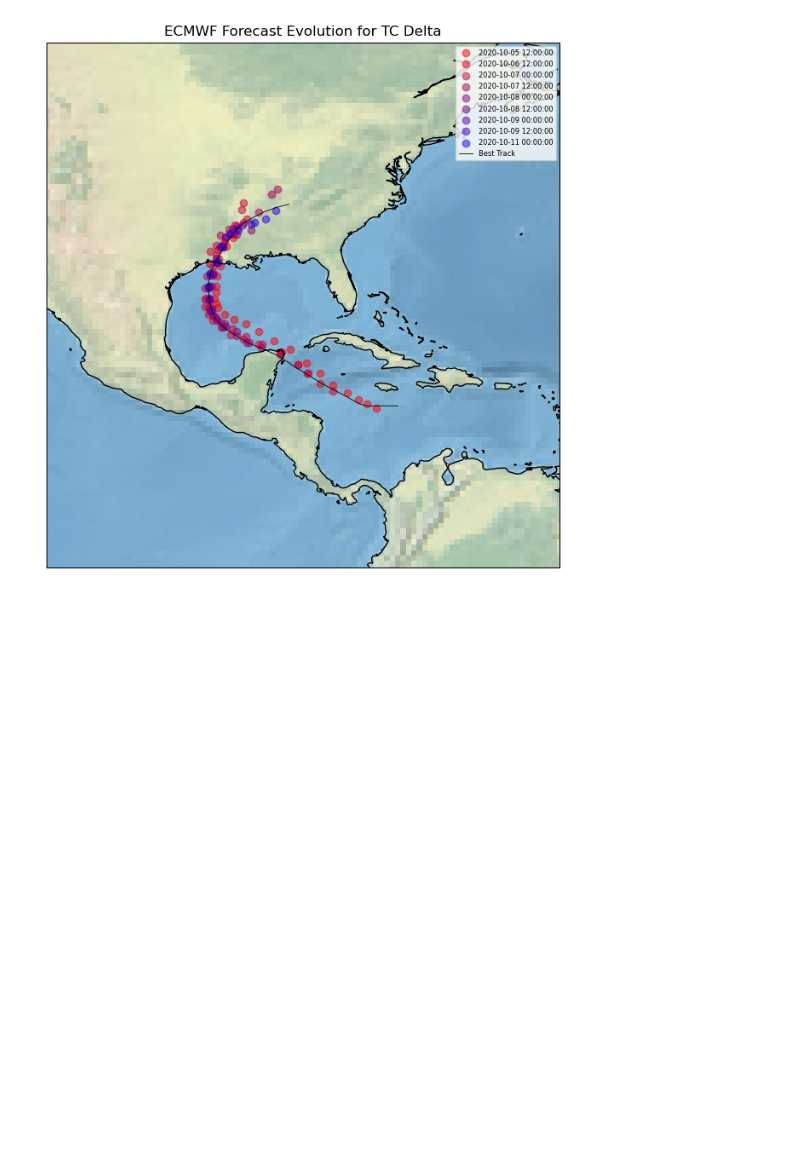
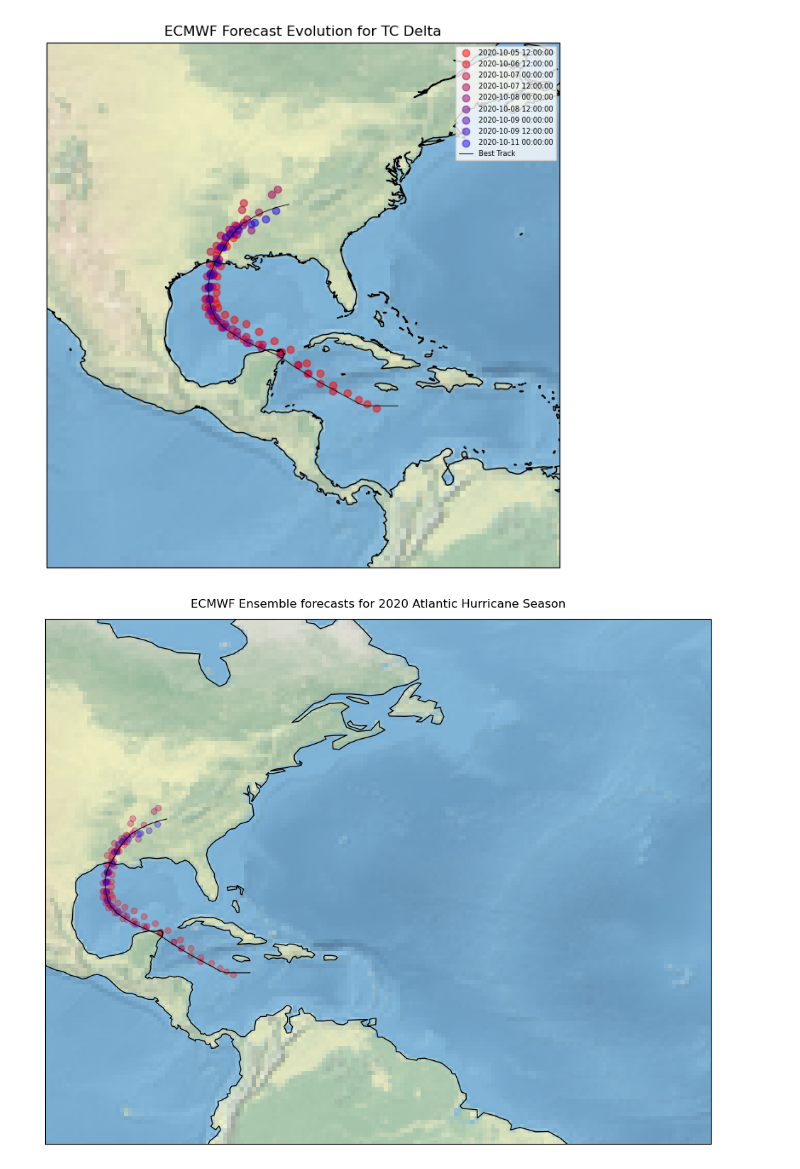
Before and after one commit to larantt/hurricane-verification, a Jupyter notebook: errorCalcModules/tc_customdatatype_tutorial.ipynb, the cells around one changed output. Saved outputs shown, nothing was run; the diff lists cells and outputs as text; code cells hidden in the pictures; blank space fills up the shorter version.

```diff
--- a/errorCalcModules/tc_customdatatype_tutorial.ipynb
+++ b/errorCalcModules/tc_customdatatype_tutorial.ipynb
@@ -202,3 +202,7 @@ If you want to see the evolution of the whole forecast you can call this functio
 cyclone.track_map_fcast_evolution()
 # %% [output]
 [figure]
+# %%
+te.track_maps([cyclone])
+# %% [output]
+[figure, added]
```
Also changed, not shown: 5 other files.
